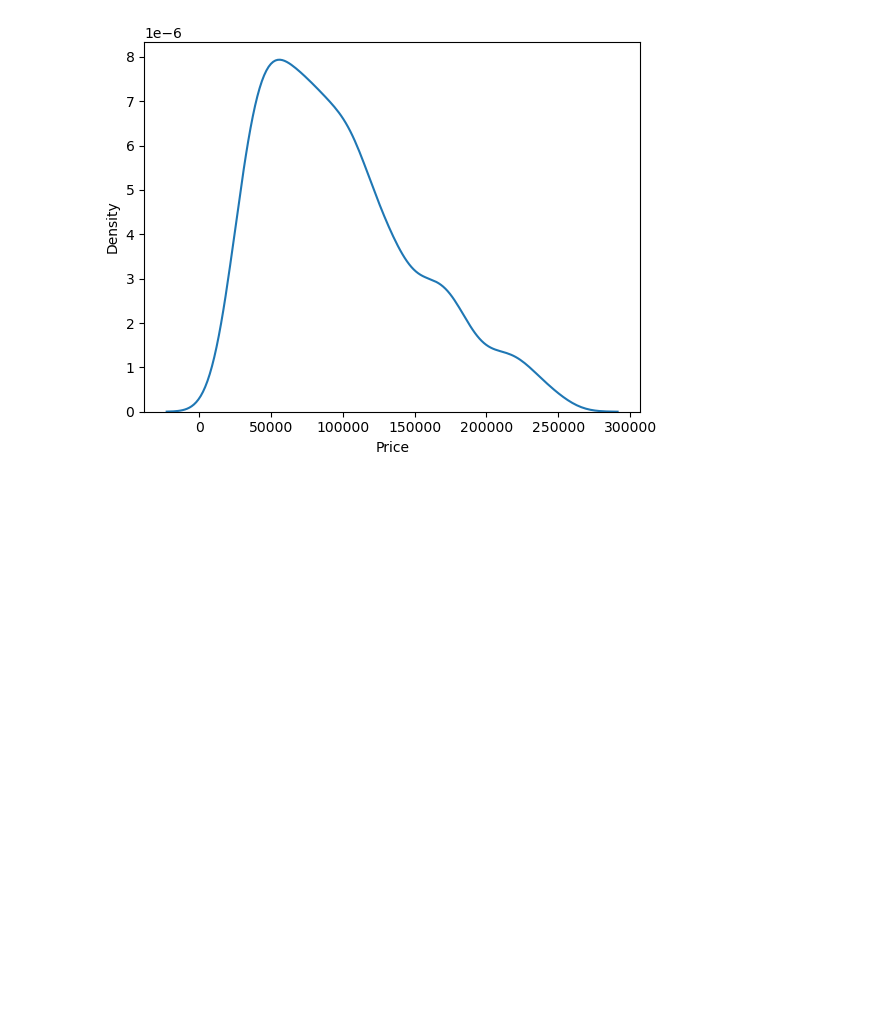
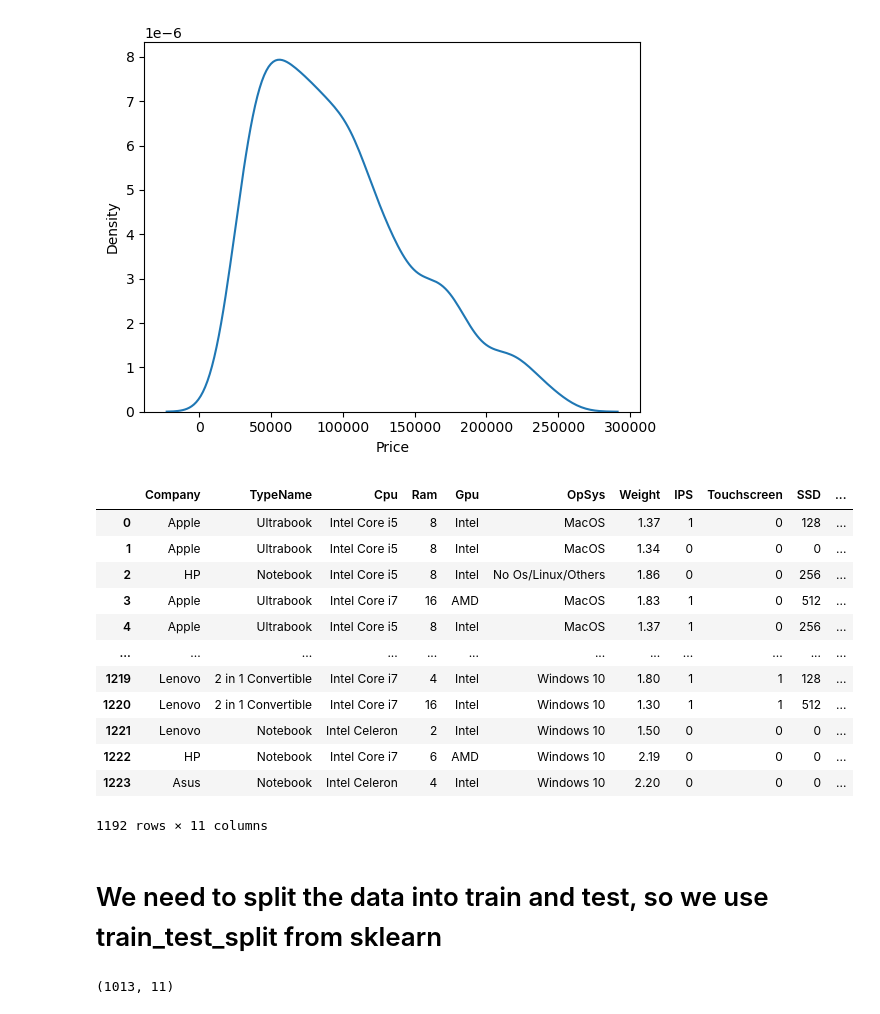
Before and after one commit to iambld04/Python_Codes, a Jupyter notebook: Classification_Laptop/Laptop_Price_Prediction.ipynb, the cells around one changed output. Drawn from its saved outputs; the diff is of its cells as text; code cells hidden in the pictures; blank space fills up the shorter version.

```diff
--- a/Classification_Laptop/Laptop_Price_Prediction.ipynb
+++ b/Classification_Laptop/Laptop_Price_Prediction.ipynb
@@ -1212,3 +1212,21 @@ sns.kdeplot(df_data['Price'])
 # %% [output]
 <Axes: xlabel='Price', ylabel='Density'>
 [figure]
+# %%
+X = df_data.drop(columns=['Price'])
+# %%
+X
+# %% [output]
+|  | Company | TypeName | Cpu | Ram | Gpu | OpSys | Weight | IPS | Touchscreen | SSD | ... |
+| 0 | Apple | Ultrabook | Intel Core i5 | 8 | Intel | MacOS | 1.37 | 1 | 0 | 128 | ... |
+| 1 | Apple | Ultrabook | Intel Core i5 | 8 | Intel | MacOS | 1.34 | 0 | 0 | 0 | ... |
+| 2 | HP | Notebook | Intel Core i5 | 8 | Intel | No Os/Linux/Others | 1.86 | 0 | 0 | 256 | ... |
+| 3 | Apple | Ultrabook | Intel Core i7 | 16 | AMD | MacOS | 1.83 | 1 | 0 | 512 | ... |
+| 4 | Apple | Ultrabook | Intel Core i5 | 8 | Intel | MacOS | 1.37 | 1 | 0 | 256 | ... |
+| ... | ... | ... | ... | ... | ... | ... | ... | ... | ... | ... | ... |
+| 1219 | Lenovo | 2 in 1 Convertible | Intel Core i7 | 4 | Intel | Windows 10 | 1.80 | 1 | 1 | 128 | ... |
+| 1220 | Lenovo | 2 in 1 Convertible | Intel Core i7 | 16 | Intel | Windows 10 | 1.30 | 1 | 1 | 512 | ... |
+| 1221 | Lenovo | Notebook | Intel Celeron | 2 | Intel | Windows 10 | 1.50 | 0 | 0 | 0 | ... |
+| 1222 | HP | Notebook | Intel Core i7 | 6 | AMD | Windows 10 | 2.19 | 0 | 0 | 0 | ... |
+| 1223 | Asus | Notebook | Intel Celeron | 4 | Intel | Windows 10 | 2.20 | 0 | 0 | 0 | ... |
+1192 rows × 11 columns
@@ -1214,0 +1235,2 @@ sns.kdeplot(df_data['Price'])
+# %% [markdown]
+# We need to split the data into train and test, so we use train_test_split from sklearn
@@ -1214,0 +1241,4 @@ sns.kdeplot(df_data['Price'])
+# %%
+X_train.shape
+# %% [output]
+(1013, 11)
```
Also changed, not shown: parts of 32 cells of this notebook, 5 other files.
